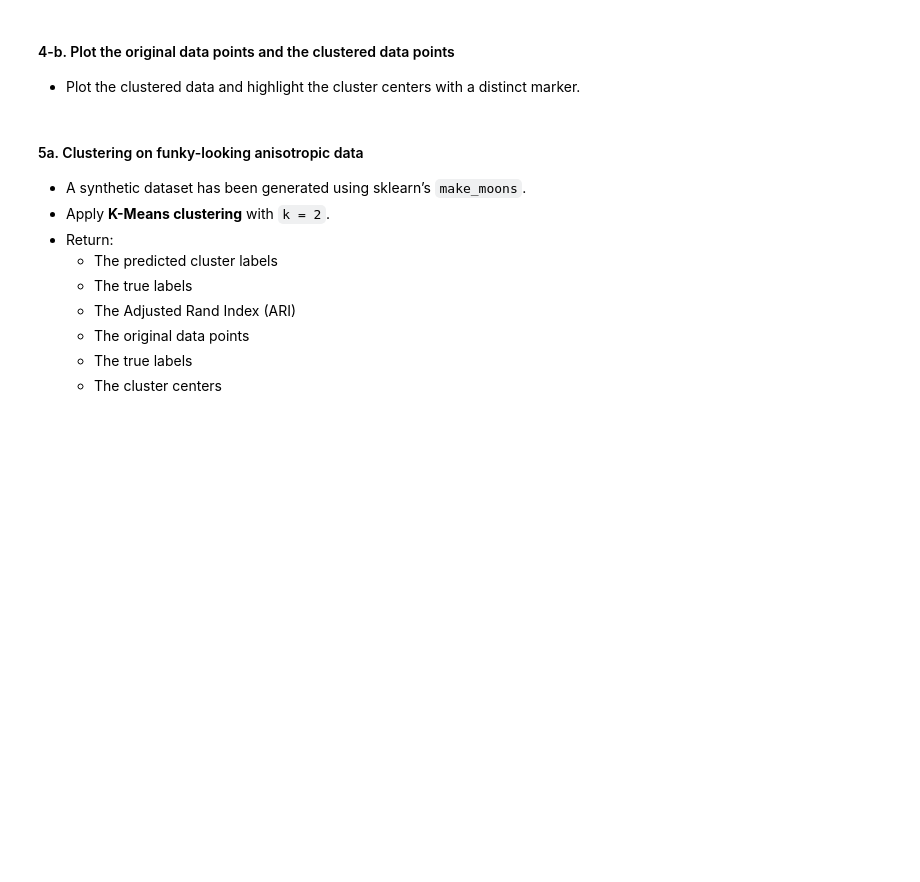
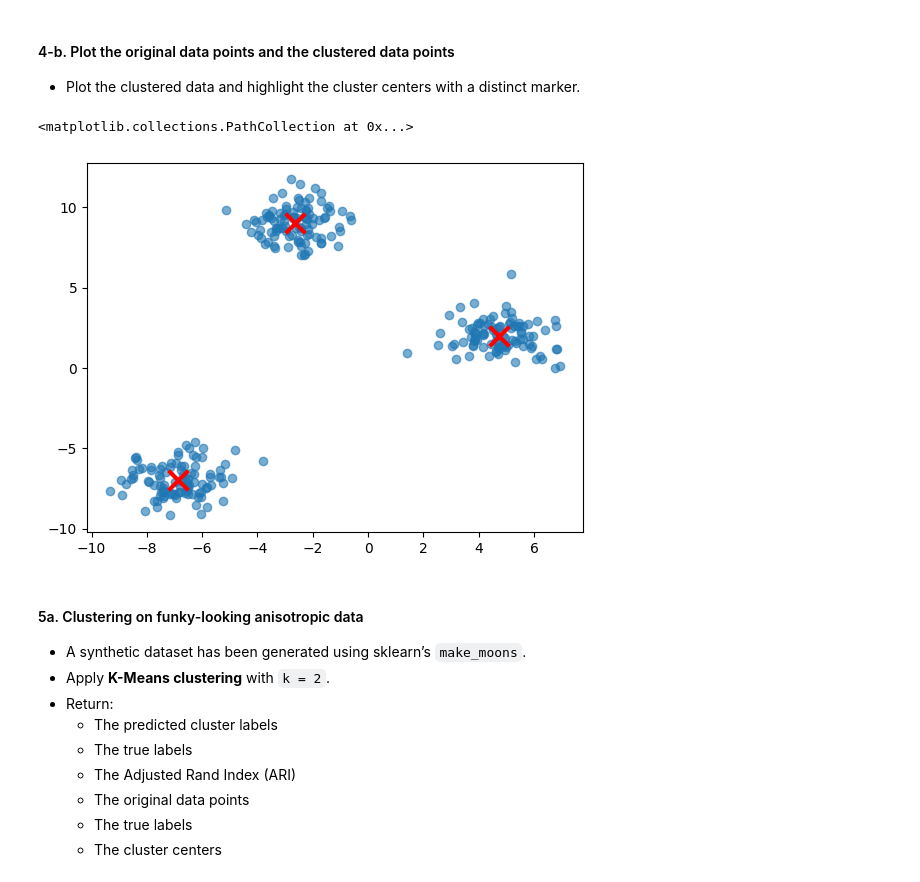
Before and after one commit to albhoe/701_assignments, a Jupyter notebook: homework04/assignment4.ipynb, the cells around one changed output. Saved outputs shown, nothing was run; the diff lists cells and outputs as text; code cells hidden in the pictures; blank space fills up the shorter version.

```diff
--- a/homework04/assignment4.ipynb
+++ b/homework04/assignment4.ipynb
@@ -106,3 +159,9 @@ grader.check("q4a")
+# %%
+plt.scatter(X[:, 0], X[:, 1], alpha=0.6)
+plt.scatter(centers[:, 0], centers[:, 1], c='red', marker='x', s=200, linewidths=3)
+# %% [output]
+<matplotlib.collections.PathCollection at 0x...>
+[figure, added]
 # %% [markdown]
 <!-- END QUESTION -->
 
```
Also changed, not shown: parts of 22 cells of this notebook, 4 other files.
